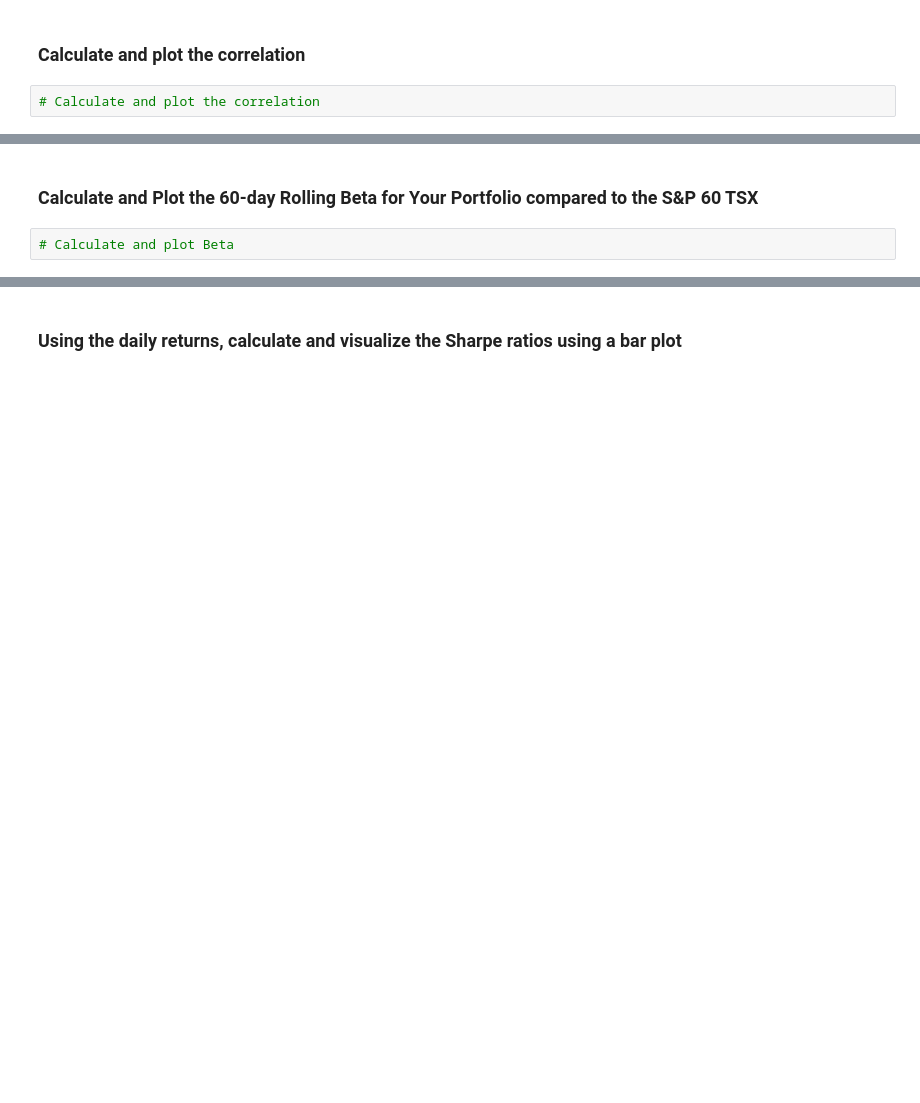
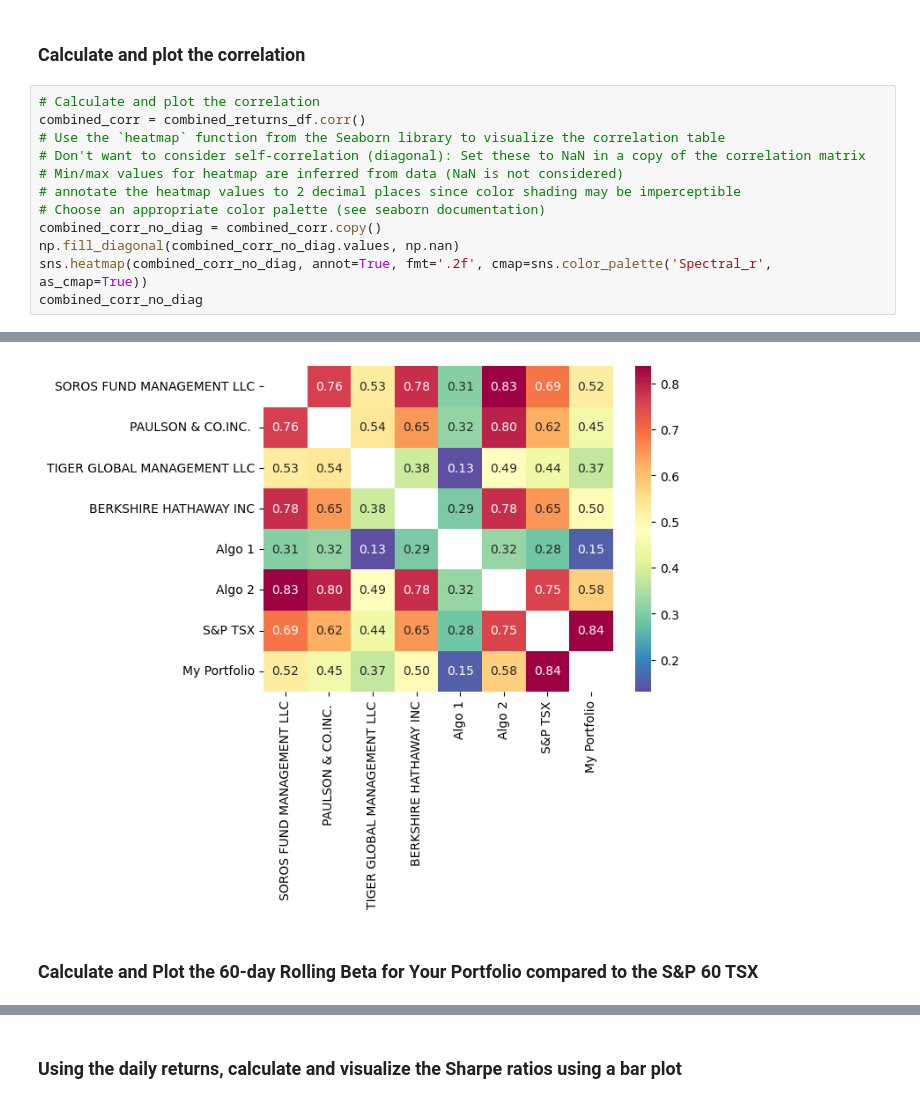
Before and after one commit to rafi-n/module4_challenge, a Jupyter notebook: whale_analysis.ipynb, the cells around one changed output, grey strips where cells are left out. Cells and saved outputs as stored; diff of their text form; blank space fills up the shorter version.

```diff
--- a/whale_analysis.ipynb
+++ b/whale_analysis.ipynb
@@ -501,4 +522,15 @@ combined_returns_df.dropna(inplace=True)
 # %% [markdown]
 ### Calculate and plot the correlation
-# %%
-# Calculate and plot the correlation
+# %%
+# Calculate and plot the correlation
+combined_corr = combined_returns_df.corr()
+# Use the `heatmap` function from the Seaborn library to visualize the correlation table
+# Don't want to consider self-correlation (diagonal): Set these to NaN in a copy of the correlation matrix
+# Min/max values for heatmap are inferred from data (NaN is not considered)
+# annotate the heatmap values to 2 decimal places since color shading may be imperceptible
+# Choose an appropriate color palette (see seaborn documentation)
+combined_corr_no_diag = combined_corr.copy()
+np.fill_diagonal(combined_corr_no_diag.values, np.nan)
+sns.heatmap(combined_corr_no_diag, annot=True, fmt='.2f', cmap=sns.color_palette('Spectral_r', as_cmap=True))
+combined_corr_no_diag
+# %% [output]
@@ -505,4 +546,3 @@ combined_returns_df.dropna(inplace=True)
+[figure, added]
 # %% [markdown]
 ### Calculate and Plot the 60-day Rolling Beta for Your Portfolio compared to the S&P 60 TSX
-# %%
-# Calculate and plot Beta
```
Also changed, not shown: parts of 20 cells of this notebook, 5 other files.
